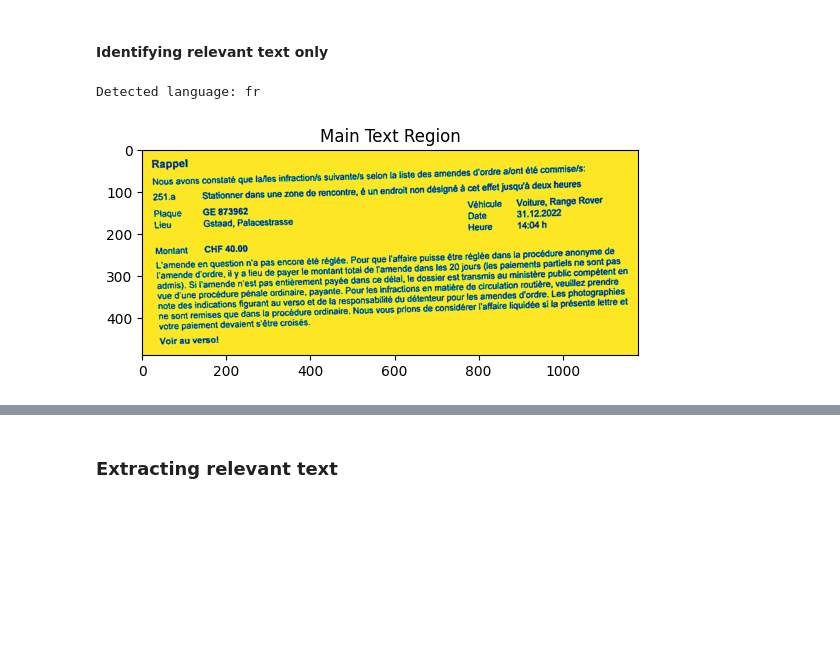
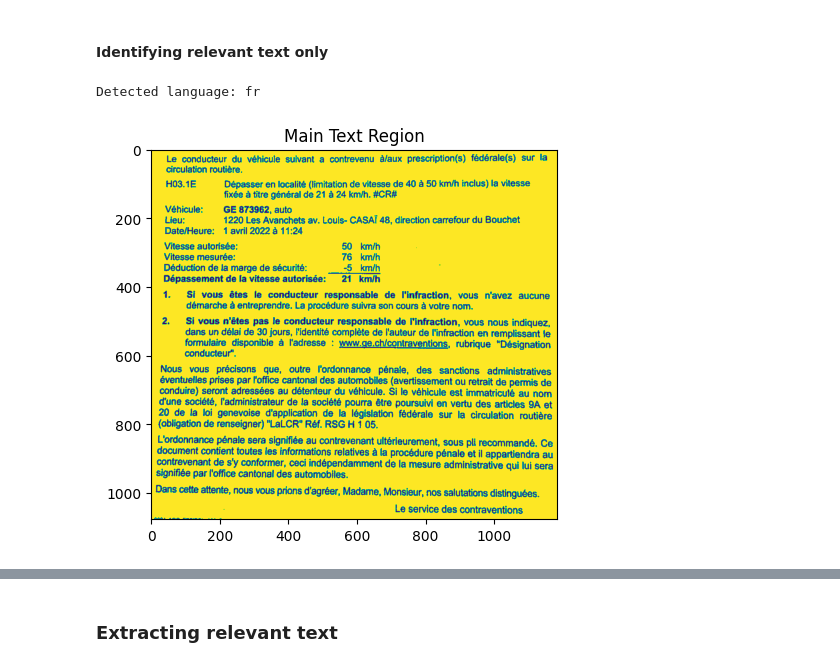
Before and after one commit to AbderrahimAllani/PIDS-SPN, a Jupyter notebook: Main.ipynb, the cells around one changed output, grey strips where cells are left out. Saved outputs shown, nothing was run; the diff lists cells and outputs as text; code cells hidden in the pictures; blank space fills up the shorter version.

```diff
--- a/Main.ipynb
+++ b/Main.ipynb
@@ -15,10 +22,8 @@ from reportlab.platypus import Paragraph
 # %% [markdown]
 # Image processing
 # %%
-import cv2
-
 # Load the image
-image_path = "Fine3.jpeg"
+image_path = "Fine.jpeg"
 image = cv2.imread(image_path)
 
 # Check if the image was loaded successfully
@@ -31,6 +106,6 @@ Image loaded successfully.
 # %%
 # Function to enhance image quality
-def enhance_image(image):
+def enhance_image(rotated_image):
     # Convert image to grayscale
     gray = cv2.cvtColor(image, cv2.COLOR_BGR2GRAY)
 
@@ -105,15 +168,6 @@ print(f"Image saved as {output_filename} in the current directory")
 # %% [markdown]
 #### Identifying relevant text only
 # %%
-import numpy as np
-import cv2
-from PIL import Image
-import pytesseract
-import matplotlib.pyplot as plt
-
-import langdetect
-from langdetect.lang_detect_exception import LangDetectException
-
 def detect_language(image):
     try:
         if isinstance(image, np.ndarray):
@@ -158,7 +212,7 @@ if language:
                     x, y, w, h = data['left'][i], data['top'][i], data['width'][i], data['height'][i]
                     box_map[y:y+h, x:x+w] += 1
 
-            kernel_size = 50 # Increase kernel size for more aggressive merging
+            kernel_size = 30 # Increase kernel size for more aggressive merging
             kernel = np.ones((kernel_size, kernel_size), np.uint8)
             box_map_dilated = cv2.dilate(box_map, kernel, iterations=1)
 
@@ -182,31 +236,31 @@ if language:
 
                 if score > max_score:
                     max_score = score
                     best_rect = (x, y, w, h)
 
             if not best_rect:
                 print("No suitable area found.")
                 return None
 
             x, y, w, h = best_rect
             densest_area = image.crop((x, y, x + w, y + h))
 
             return densest_area
 
         # Convert upscaled numpy array back to PIL Image
         enhanced_upscaled= Image.fromarray(enhanced_image)
 
         # Now, find the densest text area in the upscaled image
         relevant_text_image = find_densest_text_area(enhanced_upscaled, config)
         if relevant_text_image:
             # Display the main text region image
             plt.imshow(relevant_text_image)
             plt.title('Main Text Region')
             plt.show()
         else:
             print("No text region was extracted.")
     else:
         print("Language detection failed.")
 # %% [output]
 Detected language: fr
-[figure, old version]
+[figure, new version]
```
Also changed, not shown: parts of 17 cells of this notebook, 42 other files.
